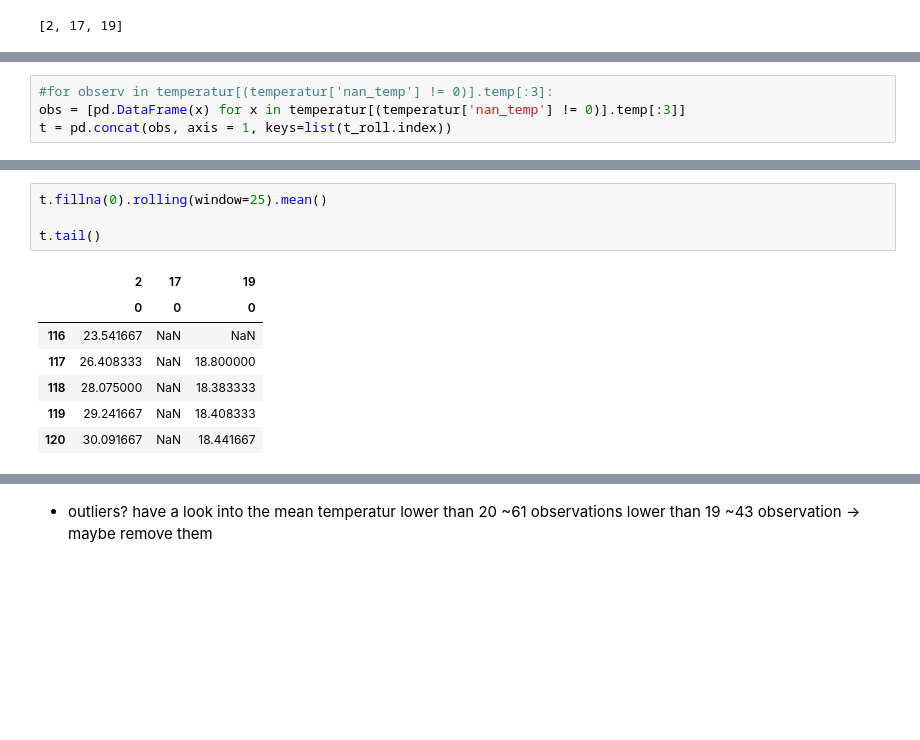
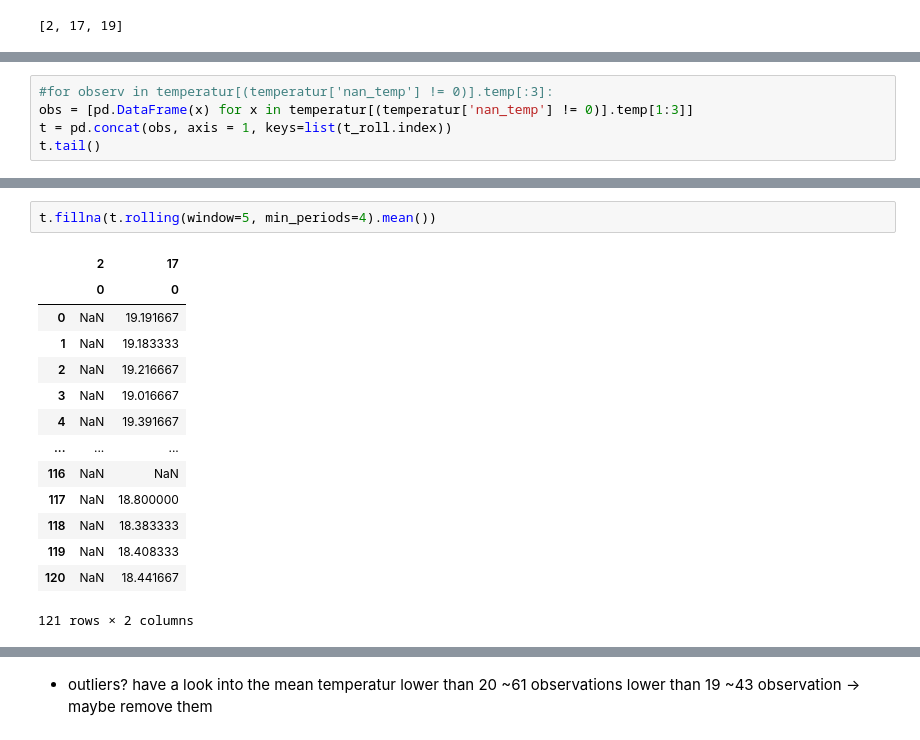
Before and after one commit to sm4rtm4art/airquality, a Jupyter notebook: alternative_EDA.ipynb, the cells around one changed output, grey strips where cells are left out. Cells and saved outputs as stored; diff of their text form; blank space fills up the shorter version.

```diff
--- a/alternative_EDA.ipynb
+++ b/alternative_EDA.ipynb
@@ -281,5 +309,6 @@ list(t_roll.index)
 # %%
 #for observ in temperatur[(temperatur['nan_temp'] != 0)].temp[:3]:
-obs = [pd.DataFrame(x) for x in temperatur[(temperatur['nan_temp'] != 0)].temp[:3]]
+obs = [pd.DataFrame(x) for x in temperatur[(temperatur['nan_temp'] != 0)].temp[1:3]]
 t = pd.concat(obs, axis = 1, keys=list(t_roll.index))
+t.tail()
 # %% [output]
@@ -306,12 +330,17 @@ TypeError: mean() missing 1 required positional argument: 'row'
 # %%
-t.fillna(0).rolling(window=25).mean()
-
-t.tail()
+t.fillna(t.rolling(window=5, min_periods=4).mean())
 # %% [output]
-|  | 2 | 17 | 19 |
-|  | 0 | 0 | 0 |
-| 116 | 23.541667 | NaN | NaN |
-| 117 | 26.408333 | NaN | 18.800000 |
-| 118 | 28.075000 | NaN | 18.383333 |
-| 119 | 29.241667 | NaN | 18.408333 |
-| 120 | 30.091667 | NaN | 18.441667 |
+|  | 2 | 17 |
+|  | 0 | 0 |
+| 0 | NaN | 19.191667 |
+| 1 | NaN | 19.183333 |
+| 2 | NaN | 19.216667 |
+| 3 | NaN | 19.016667 |
+| 4 | NaN | 19.391667 |
+| ... | ... | ... |
+| 116 | NaN | NaN |
+| 117 | NaN | 18.800000 |
+| 118 | NaN | 18.383333 |
+| 119 | NaN | 18.408333 |
+| 120 | NaN | 18.441667 |
+121 rows × 2 columns
```
Also changed, not shown: parts of 18 cells of this notebook.
